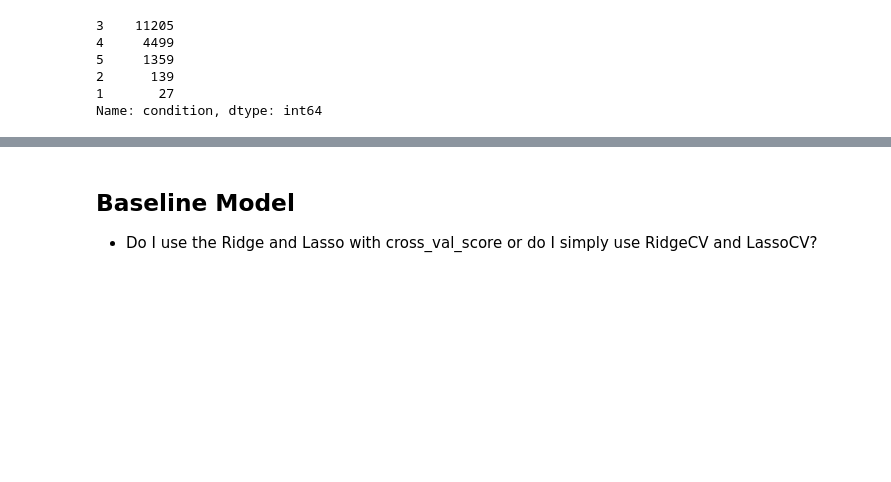
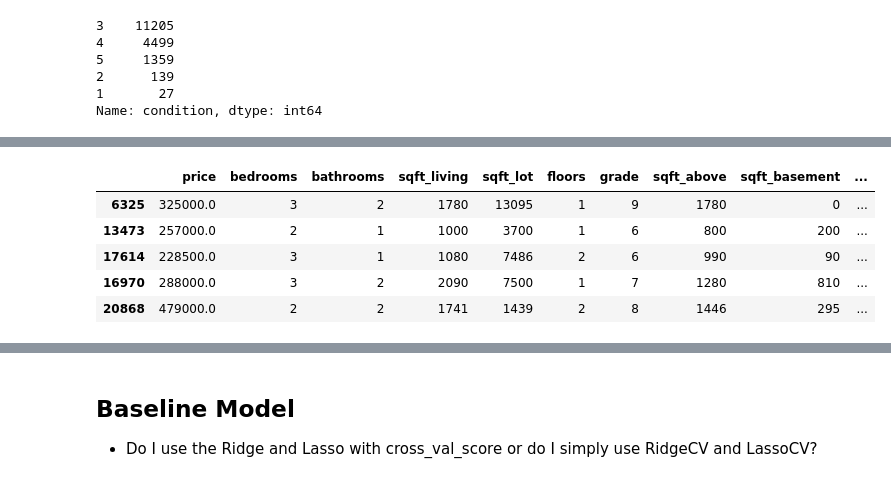
Before and after one commit to Louis-Bad/MSc_Concepts_of_AI, a Jupyter notebook: notebooks/Regression Analysis.ipynb, the cells around one changed output, grey strips where cells are left out. Cells and saved outputs as stored; diff of their text form; code cells hidden in the pictures; blank space fills up the shorter version.

Commit message:
Created new functions - with simple documentation - for engineering a few new features that use the 'year_' related columns. Next step is to scale the remaining continuous variables.

```diff
--- a/notebooks/Regression Analysis.ipynb
+++ b/notebooks/Regression Analysis.ipynb
@@ -105,0 +118,14 @@ price_df = train_set.copy()
+# %%
+def reorder_col(data, col_name, after):
+    '''
+    Function will take in a dataframe and move a column specified by name to another position in the dataframe after any other column also specified by name.
+    I will use this after creating new features and would like to quickly place them elsewhere in the existing dataframe - usually just after the features they have been engineered from.
+
+    Return: The input dataframe with new column order
+    '''
+
+    col_values = data.pop(col_name) #remove the column
+    position = data.columns.get_loc(after) #Index location of the column I want to insert the new column after
+    data.insert(position+1, col_name, col_values) #Insert after the specified column
+
+    return data
@@ -302,0 +362,16 @@ Name: condition, dtype: int64
+# %%
+# yr_built converted into 'age' (at the time the dataset was produced? 2015)
+# The primary use of knowing the year a home was built is knowing how old it is. This can be captured by calculating the age. I think it is more suitable to represent this as age instead of a measure of time as there is no time component to this analysis/model.
+# Therefor I believe it makes more sense to measure these variables as a count in years instead of an instance in time.
+
+price_df['age'] = 2015 - price_df['yr_built']
+reorder_col(data=price_df, col_name='age', after='yr_built') #Reorder the columns so age immediately follows yr_built
+
+price_df.head()
+# %% [output]
+|  | price | bedrooms | bathrooms | sqft_living | sqft_lot | floors | grade | sqft_above | sqft_basement | ... |
+| 6325 | 325000.0 | 3 | 2 | 1780 | 13095 | 1 | 9 | 1780 | 0 | ... |
+| 13473 | 257000.0 | 2 | 1 | 1000 | 3700 | 1 | 6 | 800 | 200 | ... |
+| 17614 | 228500.0 | 3 | 1 | 1080 | 7486 | 2 | 6 | 990 | 90 | ... |
+| 16970 | 288000.0 | 3 | 2 | 2090 | 7500 | 1 | 7 | 1280 | 810 | ... |
+| 20868 | 479000.0 | 2 | 2 | 1741 | 1439 | 2 | 8 | 1446 | 295 | ... |
```
Also changed, not shown: parts of 10 cells of this notebook.
